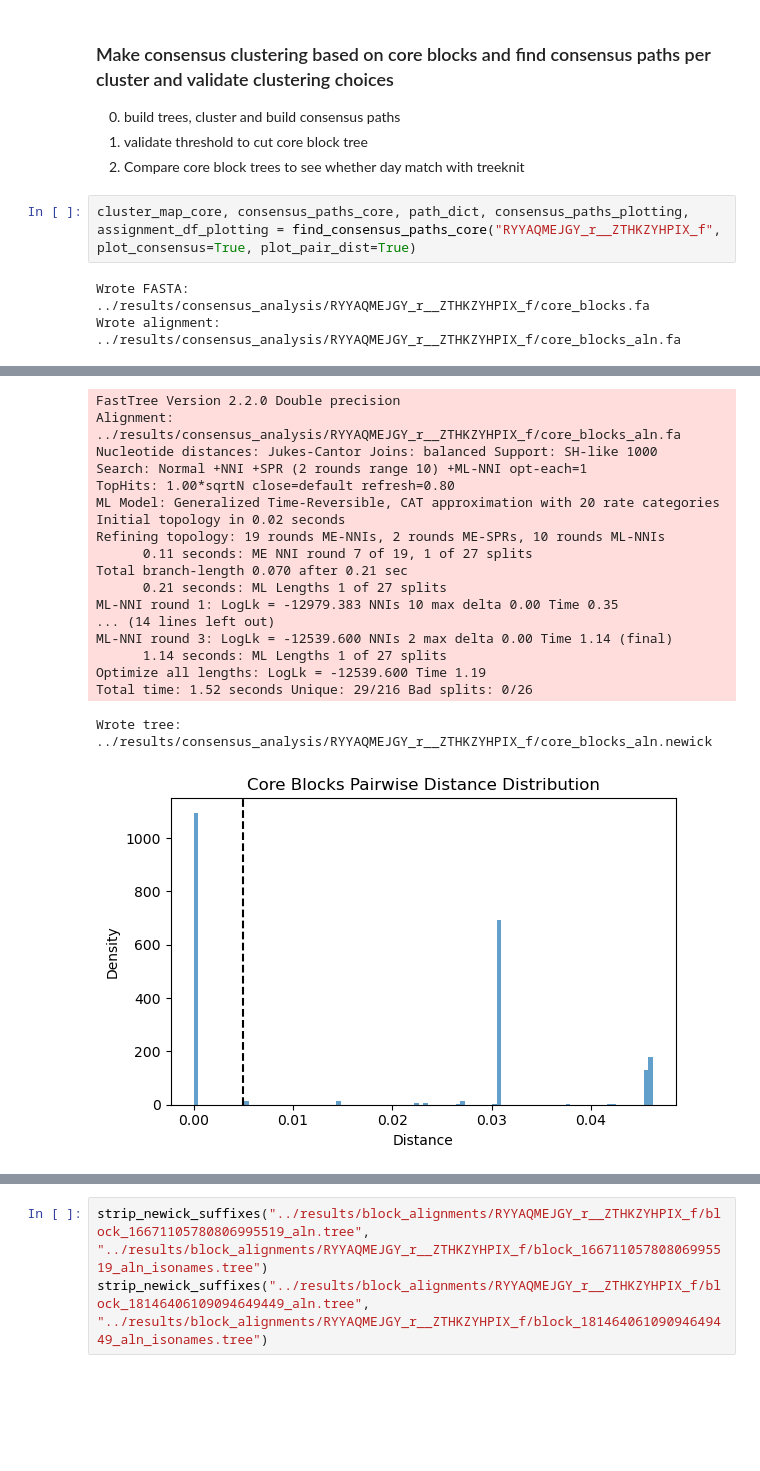
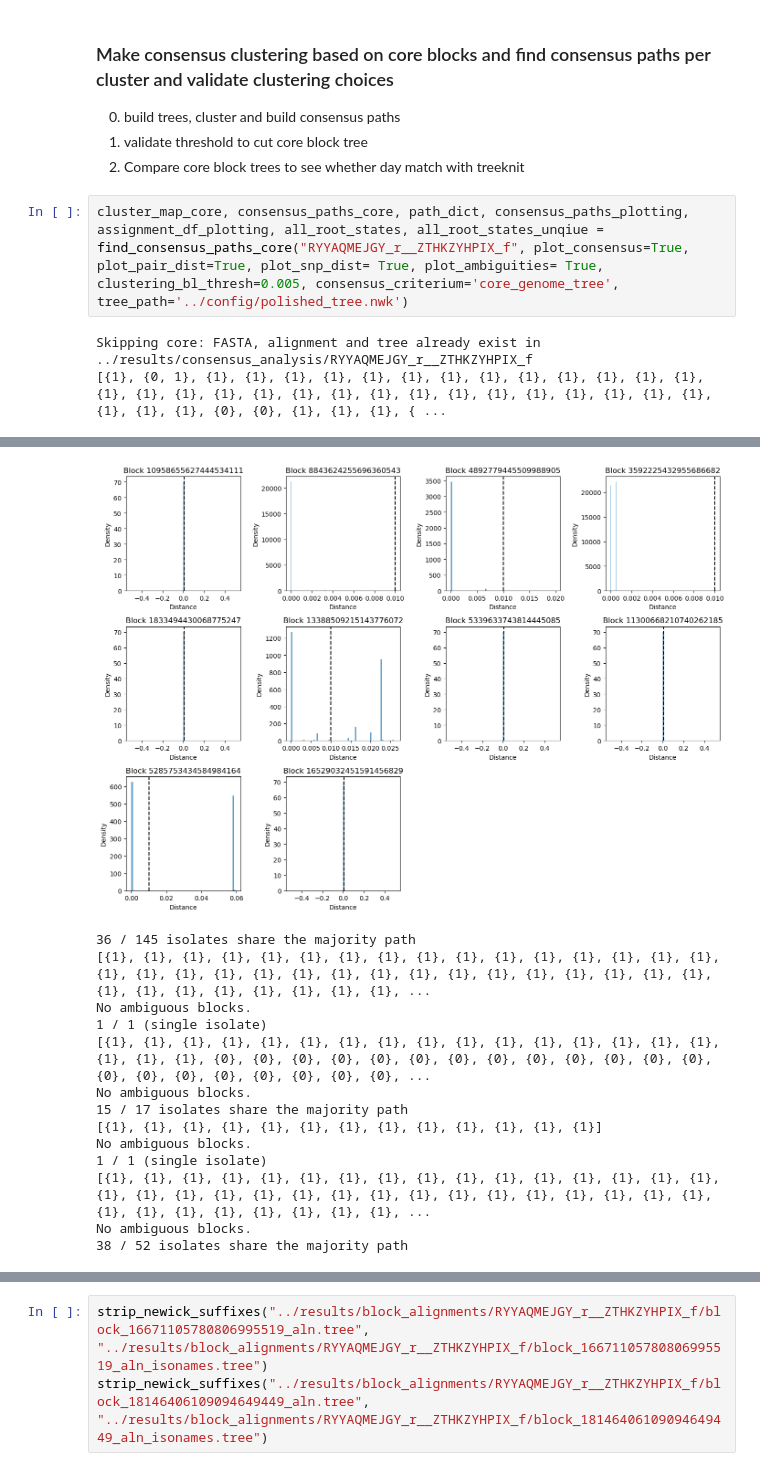
Before and after one commit to marie3003/junction_dataset, a Jupyter notebook: explore/analyze_junction_block_trees.ipynb, the cells around one changed output, grey strips where cells are left out. Drawn from its saved outputs; the diff is of its cells as text; blank space fills up the shorter version.

Commit message:
rewrite consensus path creation based on core genome tree ad visualize snp position distribution

```diff
--- a/explore/analyze_junction_block_trees.ipynb
+++ b/explore/analyze_junction_block_trees.ipynb
@@ -52,7 +53,7 @@ from junction_analysis.annotate_insertions import get_insertions_deletions_from_
 1. validate threshold to cut core block tree
 2. Compare core block trees to see whether day match with treeknit
 # %%
-cluster_map_core, consensus_paths_core, path_dict, consensus_paths_plotting, assignment_df_plotting = find_consensus_paths_core("RYYAQMEJGY_r__ZTHKZYHPIX_f", plot_consensus=True, plot_pair_dist=True)
+cluster_map_core, consensus_paths_core, path_dict, consensus_paths_plotting, assignment_df_plotting, all_root_states, all_root_states_unqiue = find_consensus_paths_core("RYYAQMEJGY_r__ZTHKZYHPIX_f", plot_consensus=True, plot_pair_dist=True, plot_snp_dist= True, plot_ambiguities= True, clustering_bl_thresh=0.005, consensus_criterium='core_genome_tree', tree_path='../config/polished_tree.nwk')
 # %% [output]
-Wrote FASTA: ../results/consensus_analysis/RYYAQMEJGY_r__ZTHKZYHPIX_f/core_blocks.fa
-Wrote alignment: ../results/consensus_analysis/RYYAQMEJGY_r__ZTHKZYHPIX_f/core_blocks_aln.fa
+Skipping core: FASTA, alignment and tree already exist in ../results/consensus_analysis/RYYAQMEJGY_r__ZTHKZYHPIX_f
+[{1}, {0, 1}, {1}, {1}, {1}, {1}, {1}, {1}, {1}, {1}, {1}, {1}, {1}, {1}, {1}, {1}, {1}, {1}, {1}, {1}, {1}, {1}, {1}, {1}, {1}, {1}, {1}, {1}, {1}, {1}, {1}, {1}, {1}, {1}, {0}, {0}, {1}, {1}, {1}, { ...
@@ -59,19 +71,14 @@ Wrote alignment: ../results/consensus_analysis/RYYAQMEJGY_r__ZTHKZYHPIX_f/core_b
+[figure, new version]
-FastTree Version 2.2.0 Double precision
-Alignment: ../results/consensus_analysis/RYYAQMEJGY_r__ZTHKZYHPIX_f/core_blocks_aln.fa
-Nucleotide distances: Jukes-Cantor Joins: balanced Support: SH-like 1000
-Search: Normal +NNI +SPR (2 rounds range 10) +ML-NNI opt-each=1
-TopHits: 1.00*sqrtN close=default refresh=0.80
-ML Model: Generalized Time-Reversible, CAT approximation with 20 rate categories
-Initial topology in 0.02 seconds
-Refining topology: 19 rounds ME-NNIs, 2 rounds ME-SPRs, 10 rounds ML-NNIs
-      0.11 seconds: ME NNI round 7 of 19, 1 of 27 splits
-Total branch-length 0.070 after 0.21 sec
-      0.21 seconds: ML Lengths 1 of 27 splits
-ML-NNI round 1: LogLk = -12979.383 NNIs 10 max delta 0.00 Time 0.35
-... (14 lines left out)
-ML-NNI round 3: LogLk = -12539.600 NNIs 2 max delta 0.00 Time 1.14 (final)
-      1.14 seconds: ML Lengths 1 of 27 splits
-Optimize all lengths: LogLk = -12539.600 Time 1.19
-Total time: 1.52 seconds Unique: 29/216 Bad splits: 0/26
+36 / 145 isolates share the majority path
+[{1}, {1}, {1}, {1}, {1}, {1}, {1}, {1}, {1}, {1}, {1}, {1}, {1}, {1}, {1}, {1}, {1}, {1}, {1}, {1}, {1}, {1}, {1}, {1}, {1}, {1}, {1}, {1}, {1}, {1}, {1}, {1}, {1}, {1}, {1}, {1}, {1}, {1}, {1}, {1}, ...
+No ambiguous blocks.
+1 / 1 (single isolate)
+[{1}, {1}, {1}, {1}, {1}, {1}, {1}, {1}, {1}, {1}, {1}, {1}, {1}, {1}, {1}, {1}, {1}, {1}, {1}, {0}, {0}, {0}, {0}, {0}, {0}, {0}, {0}, {0}, {0}, {0}, {0}, {0}, {0}, {0}, {0}, {0}, {0}, {0}, {0}, {0}, ...
+No ambiguous blocks.
+15 / 17 isolates share the majority path
+[{1}, {1}, {1}, {1}, {1}, {1}, {1}, {1}, {1}, {1}, {1}, {1}, {1}]
+No ambiguous blocks.
+1 / 1 (single isolate)
+[{1}, {1}, {1}, {1}, {1}, {1}, {1}, {1}, {1}, {1}, {1}, {1}, {1}, {1}, {1}, {1}, {1}, {1}, {1}, {1}, {1}, {1}, {1}, {1}, {1}, {1}, {1}, {1}, {1}, {1}, {1}, {1}, {1}, {1}, {1}, {1}, {1}, {1}, {1}, {1}, ...
+No ambiguous blocks.
+38 / 52 isolates share the majority path
-Wrote tree: ../results/consensus_analysis/RYYAQMEJGY_r__ZTHKZYHPIX_f/core_blocks_aln.newick
-[figure, old version]
```
Also changed, not shown: parts of 9 cells of this notebook, 7 other files.
